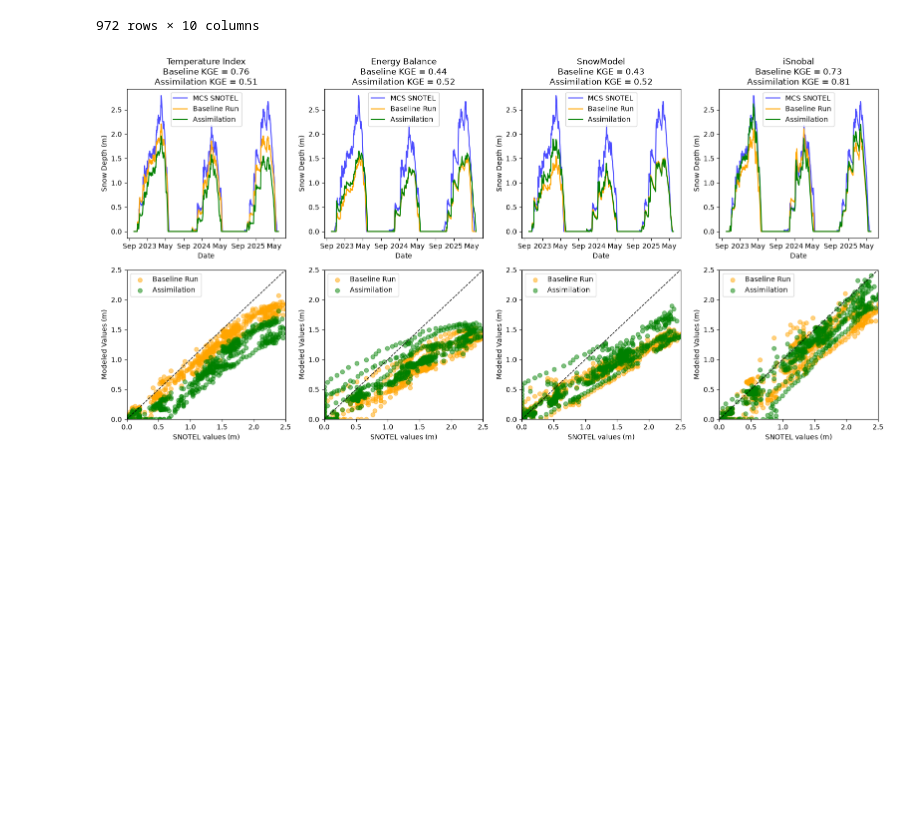
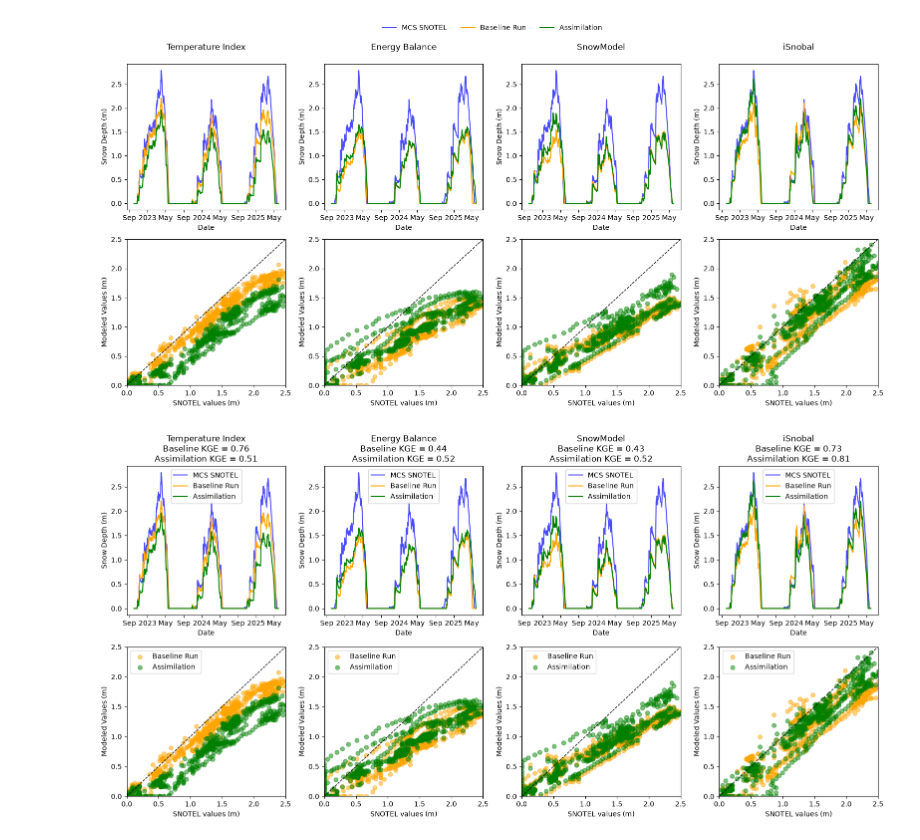
Before and after one commit to naniciafone/SIRO, a Jupyter notebook: notebooks/KGE.ipynb, the cells around one changed output. Cells and saved outputs as stored; diff of their text form; code cells hidden in the pictures; blank space fills up the shorter version.

```diff
--- a/notebooks/KGE.ipynb
+++ b/notebooks/KGE.ipynb
@@ -236,3 +250,74 @@ BB_ds = xr.Dataset.from_dataframe(df_BB)
 # %%
-df_MCS
+fig, axs = plt.subplots(2, 4, figsize=(16, 8))
+
+for i, (name, fcst_a, fcst_b) in enumerate(forecasts):
+
+    obs.plot(ax=axs[0, i], label="MCS SNOTEL", color="blue", alpha=0.7)
+    fcst_a.plot(ax=axs[0, i], label="Baseline Run", color="orange")
+    fcst_b.plot(ax=axs[0, i], label="Assimilation", color="green")
+
+    axs[0, i].set_ylabel("Snow Depth (m)")
+    axs[0, i].set_xlabel("Date")
+    # axs[0, i].legend()  # removed — using shared legend instead
+
+    # Scatter plot
+    axs[1, i].scatter(
+        obs.values,
+        fcst_a.values,
+        label="Baseline Run",
+        alpha=0.5,
+        color='orange'
+    )
+
+    axs[1, i].scatter(
+        obs.values,
+        fcst_b.values,
+        label="Assimilation",
+        alpha=0.5,
+        color='green'
+    )
+
+    axs[1, i].plot(
+        [0, 2.5],
+        [0, 2.5],
+        color="black",
+        linestyle="--",
+        linewidth=1
+    )
+
+    # axs[1, i].legend()  # removed — using shared legend instead
+
+    axs[1, i].set_xlabel("SNOTEL values (m)")
+    axs[1, i].set_ylabel("Modeled Values (m)")
+    axs[1, i].set_xlim(0, 2.5)
+    axs[1, i].set_ylim(0, 2.5)
+
+    kge1 = kge(fcst_a, obs, include_components=True)
+    kge2 = kge(fcst_b, obs, include_components=True)
+
+    axs[0, i].set_title(
+        f"{name}\n"
+    )
+
+# First, fix layout and carve out explicit vertical space
+plt.tight_layout()
+fig.subplots_adjust(top=0.88, hspace=0.20)  # hspace = gap between row 0 and row 1
+
+# Get row boundary in figure coordinates AFTER layout is finalized
+row0_bottom = axs[0, 0].get_position().y0   # bottom edge of row 0
+row1_top = axs[1, 0].get_position().y1      # top edge of row 1
+gap_center = (row0_bottom + row1_top) / 2   # midpoint of the gap between rows
+
+# Shared legend for row 0 (time series plots) — above row 0
+handles0, labels0 = axs[0, 0].get_legend_handles_labels()
+fig.legend(handles0, labels0, loc='center', ncol=3,
+           bbox_to_anchor=(0.5, 0.97), frameon=False)
+
+# Shared legend for row 1 (scatter plots) — in the gap between rows
+# handles1, labels1 = axs[1, 0].get_legend_handles_labels()
+# fig.legend(handles1, labels1, loc='center', ncol=2,
+#            bbox_to_anchor=(0.5, gap_center), frameon=False)
+
+plt.savefig('C:/Users/RDCRLSMC/Desktop/SIRO/docs/figs/KGE_MCS_legend.png', dpi=300)
+plt.show()
 # %% [output]
@@ -252,3 +324,3 @@ df_MCS
-972 rows × 10 columns
+[figure, added]
 # %%
 ##Plots for MCS
```
Also changed, not shown: parts of 4 cells of this notebook, 12 other files.
